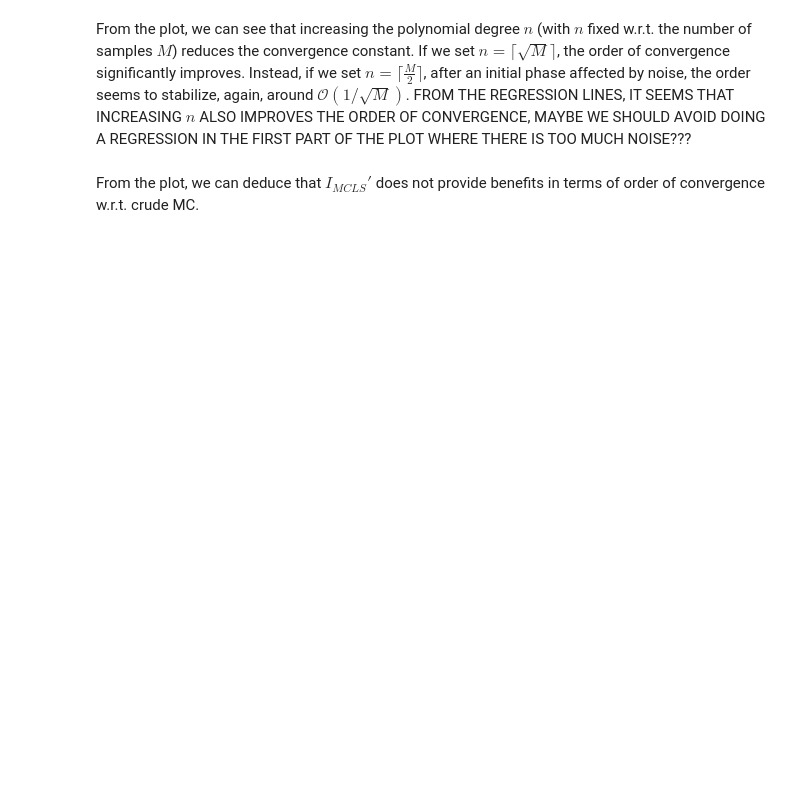
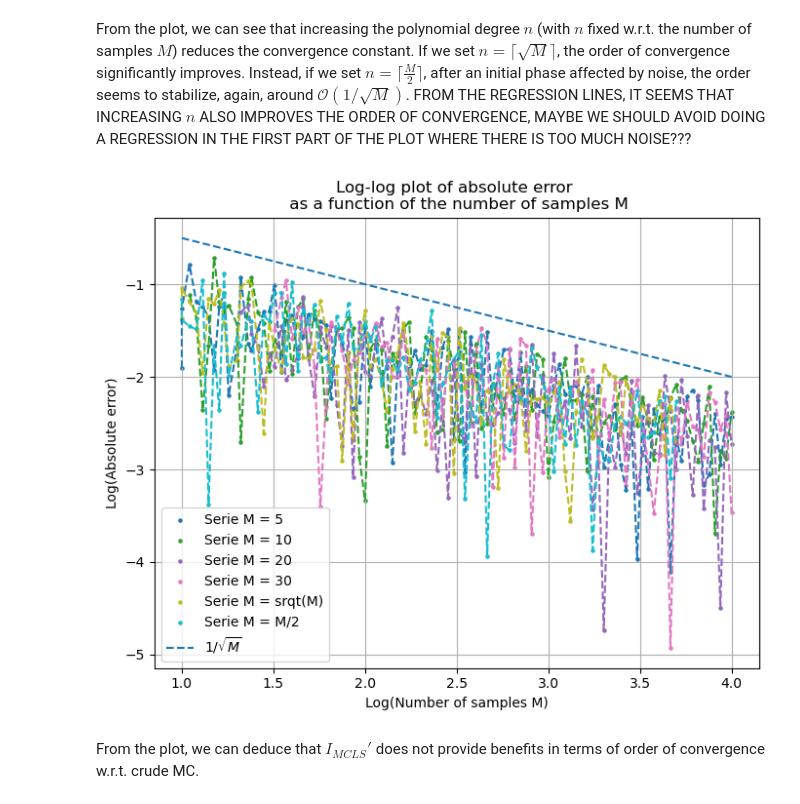
Before and after one commit to FraBet29/stochastic-simulation-project, a Jupyter notebook: notebook.ipynb, the cells around one changed output. Saved outputs shown, nothing was run; the diff lists cells and outputs as text; code cells hidden in the pictures; blank space fills up the shorter version.

```diff
--- a/notebook.ipynb
+++ b/notebook.ipynb
@@ -114,7 +165,9 @@ From the plot, we can see that increasing the polynomial degree $n$ (with $n$ fi
 FROM THE REGRESSION LINES, IT SEEMS THAT INCREASING $n$ ALSO IMPROVES THE ORDER OF CONVERGENCE, MAYBE WE SHOULD AVOID DOING A REGRESSION IN THE FIRST PART OF THE PLOT WHERE THERE IS TOO MUCH NOISE???
 # %%
 # plot log-log graph to see order of the error
-multiple_loglog_graph(nb_samples, MCLS_prime_estims, ref_value)
+multiple_loglog_graph(nb_samples, MCLS_prime_estims, ref_value, trials_n)
+# %% [output]
+[figure, added]
 # %% [markdown]
 From the plot, we can deduce that $I_{MCLS}'$ does not provide benefits in terms of order of convergence w.r.t. crude MC.
 # %%
```
Also changed, not shown: parts of 7 cells of this notebook, 1 other file.
